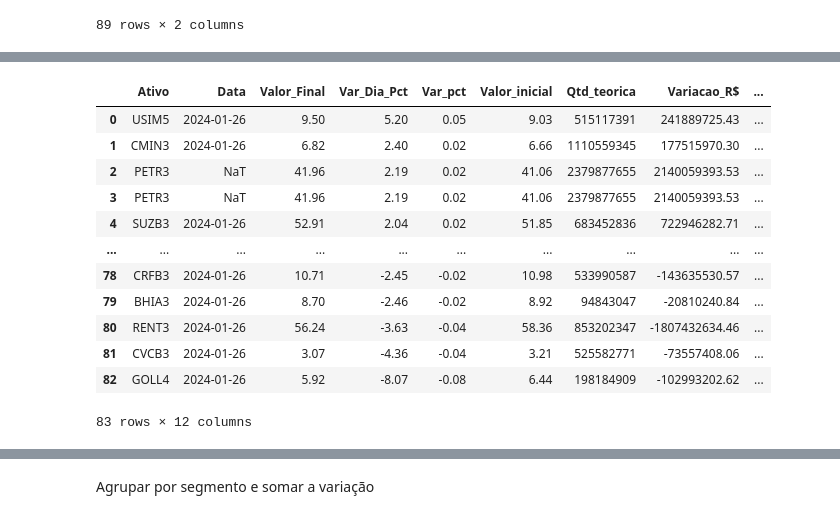
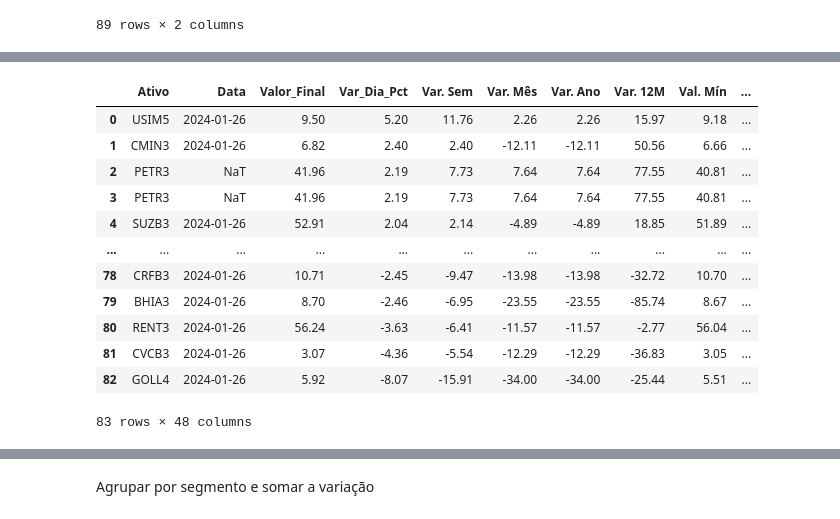
Before and after one commit to EngenPedro/Imers-o-Python-Alura-, a Jupyter notebook: Imersão_Python_Aula1.ipynb, the cells around one changed output, grey strips where cells are left out. Cells and saved outputs as stored; diff of their text form; code cells hidden in the pictures.

```diff
--- a/Imersão_Python_Aula1.ipynb
+++ b/Imersão_Python_Aula1.ipynb
@@ -34,3 +34,7 @@ df_total_acoes
 | 87 | Quantidade Teórica Total | 9.637210e+10 |
 | 88 | Redutor | 1.704785e+07 |
 89 rows × 2 columns
+# %%
+df_chatgpt = pd.read_excel('/content/Imersão Alura Tabela de Ações (1).xlsx', sheet_name= 'Chat - GPT')
+df_chatgpt = df_chatgpt.rename(columns={'Nome da Empresa': 'Nome da Empresa_Gpt','Segmento' : 'Segmento_Gpt'})
+df_chatgpt
@@ -259,18 +277,17 @@ df_chatgpt
 # %%
-df_principal = df_principal.merge(df_chatgpt, left_on='Nome', right_on='Nome da Empresa', how='left')
-df_principal = df_principal.drop(columns=['Nome da Empresa'])
+df_principal = df_principal.merge(df_chatgpt, left_on='Nome', right_on='Nome da Empresa_Gpt', how='left')
 df_principal
 # %% [output]
-|  | Ativo | Data | Valor_Final | Var_Dia_Pct | Var_pct | Valor_inicial | Qtd_teorica | Variacao_R$ | ... |
-| 0 | USIM5 | 2024-01-26 | 9.50 | 5.20 | 0.05 | 9.03 | 515117391 | 241889725.43 | ... |
-| 1 | CMIN3 | 2024-01-26 | 6.82 | 2.40 | 0.02 | 6.66 | 1110559345 | 177515970.30 | ... |
-| 2 | PETR3 | NaT | 41.96 | 2.19 | 0.02 | 41.06 | 2379877655 | 2140059393.53 | ... |
-| 3 | PETR3 | NaT | 41.96 | 2.19 | 0.02 | 41.06 | 2379877655 | 2140059393.53 | ... |
-| 4 | SUZB3 | 2024-01-26 | 52.91 | 2.04 | 0.02 | 51.85 | 683452836 | 722946282.71 | ... |
-| ... | ... | ... | ... | ... | ... | ... | ... | ... | ... |
-| 78 | CRFB3 | 2024-01-26 | 10.71 | -2.45 | -0.02 | 10.98 | 533990587 | -143635530.57 | ... |
-| 79 | BHIA3 | 2024-01-26 | 8.70 | -2.46 | -0.02 | 8.92 | 94843047 | -20810240.84 | ... |
-| 80 | RENT3 | 2024-01-26 | 56.24 | -3.63 | -0.04 | 58.36 | 853202347 | -1807432634.46 | ... |
-| 81 | CVCB3 | 2024-01-26 | 3.07 | -4.36 | -0.04 | 3.21 | 525582771 | -73557408.06 | ... |
-| 82 | GOLL4 | 2024-01-26 | 5.92 | -8.07 | -0.08 | 6.44 | 198184909 | -102993202.62 | ... |
+|  | Ativo | Data | Valor_Final | Var_Dia_Pct | Var. Sem | Var. Mês | Var. Ano | Var. 12M | Val. Mín | ... |
+| 0 | USIM5 | 2024-01-26 | 9.50 | 5.20 | 11.76 | 2.26 | 2.26 | 15.97 | 9.18 | ... |
+| 1 | CMIN3 | 2024-01-26 | 6.82 | 2.40 | 2.40 | -12.11 | -12.11 | 50.56 | 6.66 | ... |
+| 2 | PETR3 | NaT | 41.96 | 2.19 | 7.73 | 7.64 | 7.64 | 77.55 | 40.81 | ... |
+| 3 | PETR3 | NaT | 41.96 | 2.19 | 7.73 | 7.64 | 7.64 | 77.55 | 40.81 | ... |
+| 4 | SUZB3 | 2024-01-26 | 52.91 | 2.04 | 2.14 | -4.89 | -4.89 | 18.85 | 51.89 | ... |
+| ... | ... | ... | ... | ... | ... | ... | ... | ... | ... | ... |
+| 78 | CRFB3 | 2024-01-26 | 10.71 | -2.45 | -9.47 | -13.98 | -13.98 | -32.72 | 10.70 | ... |
+| 79 | BHIA3 | 2024-01-26 | 8.70 | -2.46 | -6.95 | -23.55 | -23.55 | -85.74 | 8.67 | ... |
+| 80 | RENT3 | 2024-01-26 | 56.24 | -3.63 | -6.41 | -11.57 | -11.57 | -2.77 | 56.04 | ... |
+| 81 | CVCB3 | 2024-01-26 | 3.07 | -4.36 | -5.54 | -12.29 | -12.29 | -36.83 | 3.05 | ... |
+| 82 | GOLL4 | 2024-01-26 | 5.92 | -8.07 | -15.91 | -34.00 | -34.00 | -25.44 | 5.51 | ... |
-83 rows × 12 columns
+83 rows × 48 columns
```
Also changed, not shown: parts of 22 cells of this notebook.
